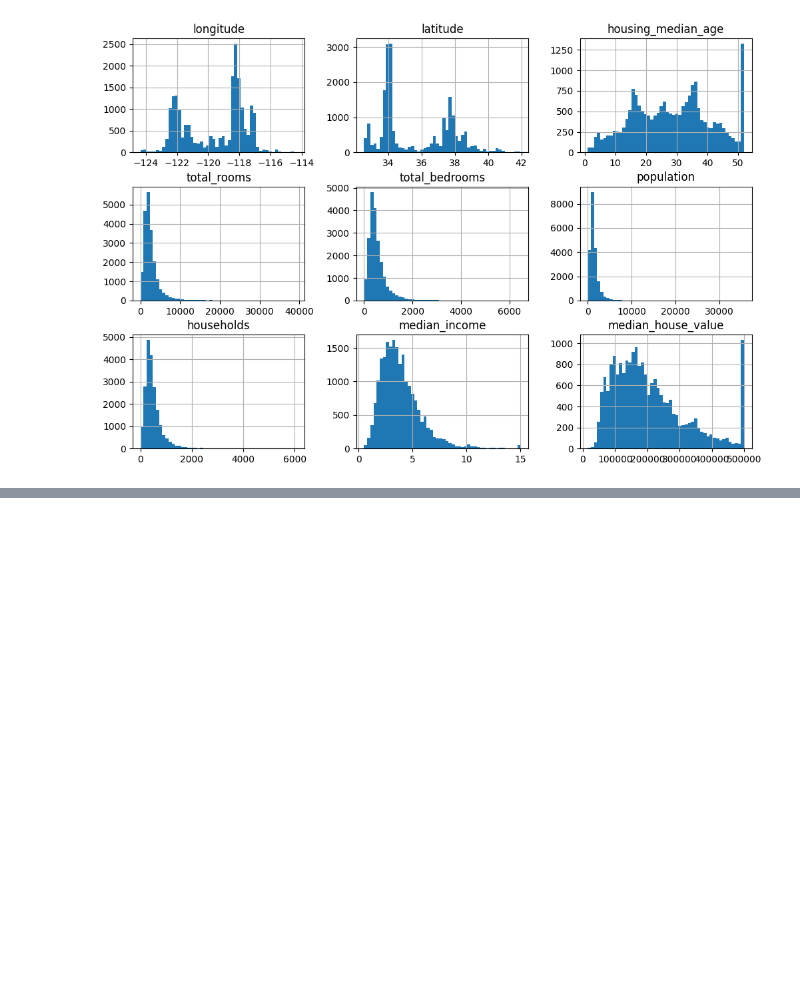
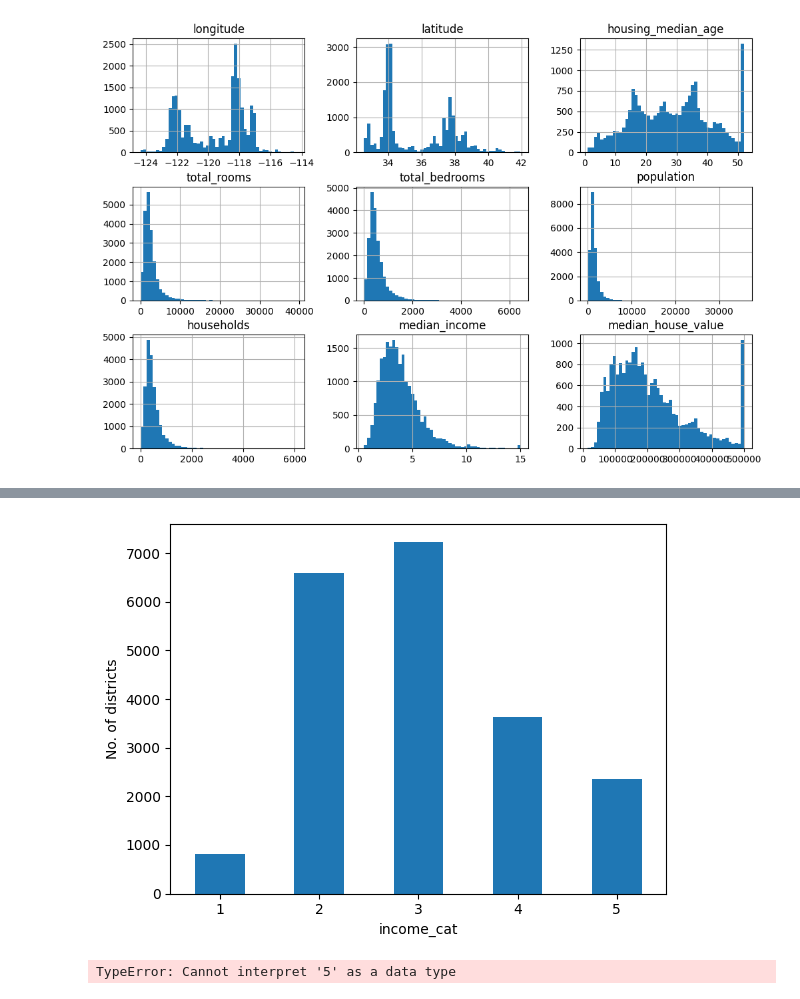
Before and after one commit to tobenik/hands-on-ml, a Jupyter notebook: analysis.ipynb, the cells around one changed output, grey strips where cells are left out. Saved outputs shown, nothing was run; the diff lists cells and outputs as text; code cells hidden in the pictures; blank space fills up the shorter version.

Commit message:
splitting data into train/test sets

```diff
--- a/analysis.ipynb
+++ b/analysis.ipynb
@@ -50,0 +62,25 @@ plt.show()
+# %%
+import numpy as np
+
+# Making an income_cat feature
+housing["income_cat"] = pd.cut(housing["median_income"],
+                               bins=[0., 1.5, 3.0, 4.5, 6., np.inf],
+                               labels=[1,2,3,4,5])
+
+housing["income_cat"].value_counts().sort_index().plot.bar(rot=0)
+plt.ylabel("No. of districts")
+plt.show()
+# %% [output]
+[figure, added]
+# %%
+from sklearn.model_selection import train_test_split
+
+strat_train, strat_test = train_test_split(
+    housing, test_size=0.20, stratify=housing["income_cat"], random_state=42
+)
+
+# Distribution looks to be very similar
+np.array([strat_test["income_cat"].value_counts() / len(strat_test),
+         housing["income_cat"].value_counts() / len(housing)])
+# %% [output]
+TypeError: Cannot interpret '5' as a data type
```
Also changed, not shown: parts of 3 cells of this notebook.
